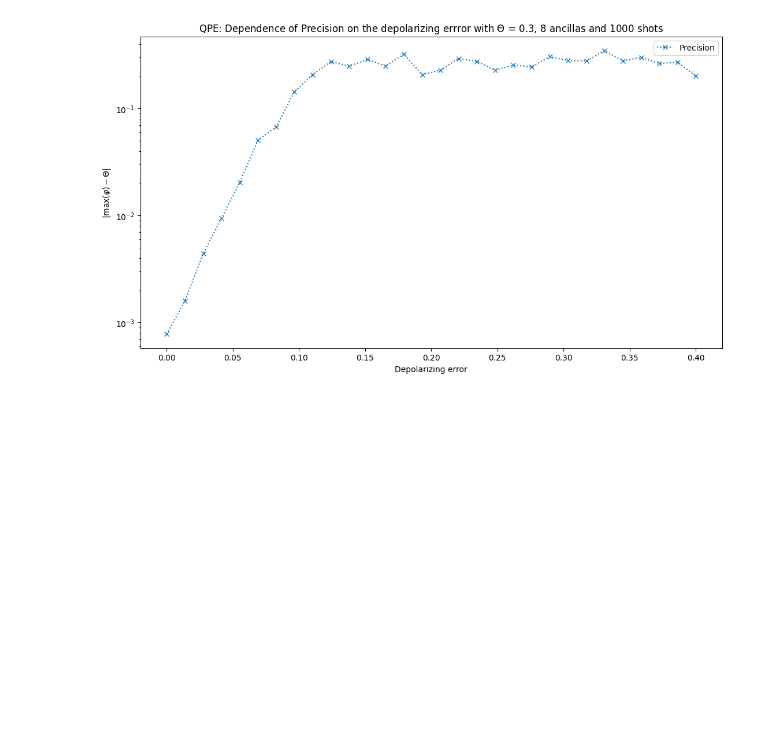
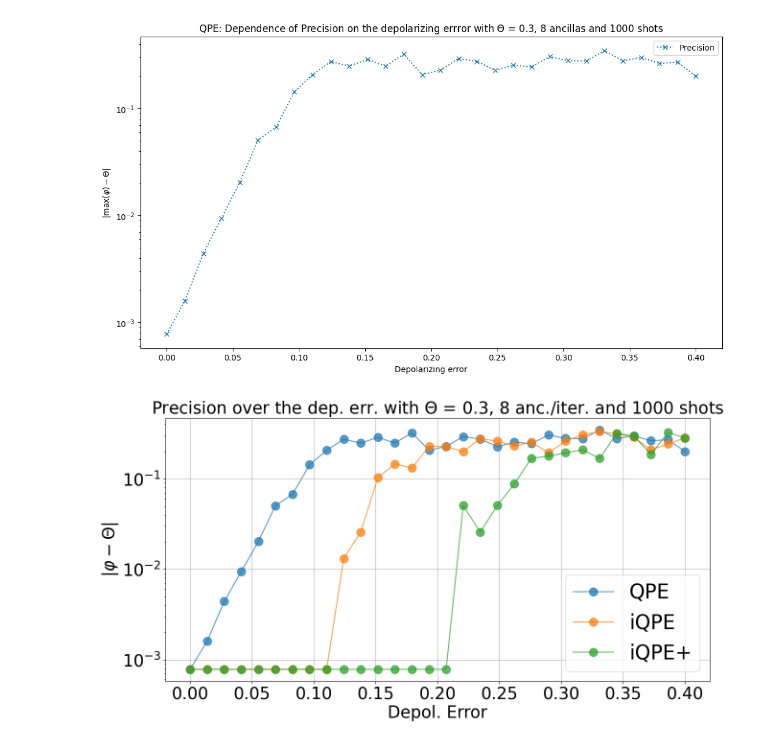
Before and after one commit to RicemanBoy/qc_researchproject, a Jupyter notebook: QPE.ipynb, the cells around one changed output. Cells and saved outputs as stored; diff of their text form; code cells hidden in the pictures; blank space fills up the shorter version.

```diff
--- a/QPE.ipynb
+++ b/QPE.ipynb
@@ -111,3 +111,29 @@ prec_over_error(0.3, 8, 1000, 30, 20)
 # %% [output]
 <matplotlib.legend.Legend at 0x...>
 [figure]
+# %%
+iQPE_plus = np.loadtxt("iQPE+_error_threshhold.txt", delimiter=",")
+iQPE = np.loadtxt("iQPE_error_threshhold.txt", delimiter=",")
+QPE = np.loadtxt("QPE_error_threshhold.txt", delimiter=",")
+
+angle = 0.3
+n = 8
+shots = 1000
+
+fig, ax = plt.subplots(figsize=(13,7))
+ax = plt.plot(QPE[0,:],QPE[1,:], marker = ".", label="QPE", markersize = 25, alpha=0.75)
+ax = plt.plot(iQPE[0,:],iQPE[1,:], marker = ".", label="iQPE", markersize = 25, alpha=0.75)
+ax = plt.plot(iQPE_plus[0,:],iQPE_plus[1,:], marker = ".", label="iQPE+", markersize = 25, alpha=0.75)
+plt.title("Precision over the dep. err. with "+r"$\Theta$"+" = {}, {} anc./iter. and {} shots".format(angle, n, int(shots)), fontsize = 25)
+plt.yscale("log")
+plt.ylabel(r"$\vert \varphi - \Theta \vert$",fontsize=25)
+plt.xlabel("Depol. Error", fontsize=25)
+plt.xticks(fontsize=25)
+plt.yticks(fontsize=25)
+#plt.rcParams.update({'font.size': 10})
+plt.legend(fontsize=30, loc="lower right")
+plt.grid()
+plt.tight_layout()
+plt.savefig("Error_Threshhold.png", dpi = 300)
+# %% [output]
+[figure, added]
```
Also changed, not shown: parts of 1 cell of this notebook, 3 other files.
